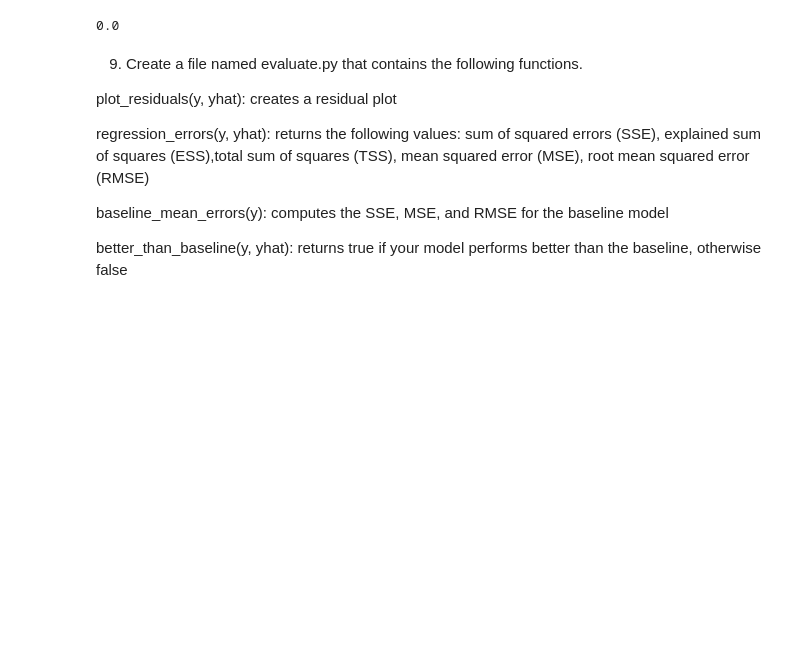
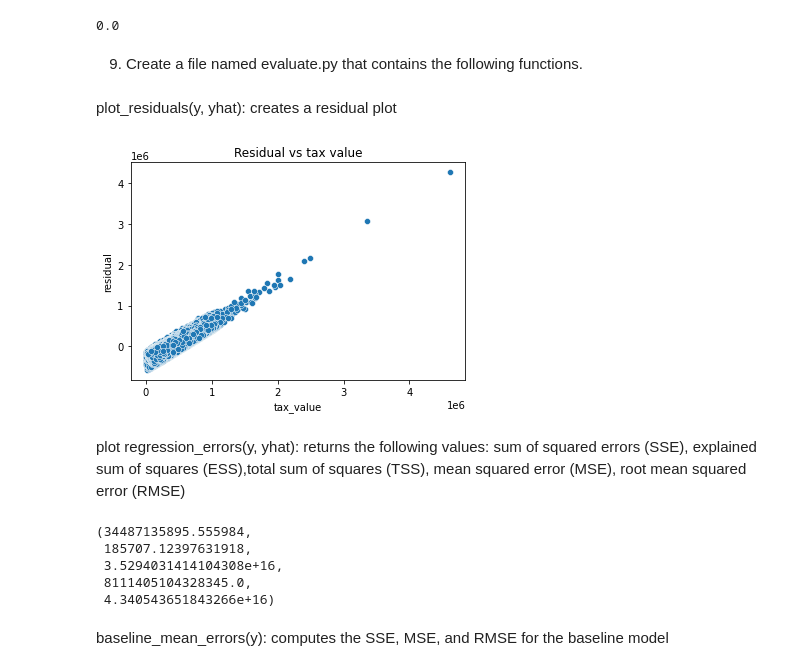
Before and after one commit to rajeshlamichhane04/regression-exercises, a Jupyter notebook: evaluate.ipynb, the cells around one changed output. Saved outputs shown, nothing was run; the diff lists cells and outputs as text; code cells hidden in the pictures; blank space fills up the shorter version.

```diff
--- a/evaluate.ipynb
+++ b/evaluate.ipynb
@@ -215,17 +208,21 @@ baseline_accuracy
 #yes, the model is better than baseline
 # %% [markdown]
 9. Create a file named evaluate.py that contains the following functions.
-
-plot_residuals(y, yhat): creates a residual plot
-
-regression_errors(y, yhat): returns the following values:
-sum of squared errors (SSE), explained sum of squares (ESS),total sum of squares (TSS), mean squared error (MSE), root mean squared error (RMSE)
-
-baseline_mean_errors(y): computes the SSE, MSE, and RMSE for the baseline model
-
-better_than_baseline(y, yhat): returns true if your model performs better than the baseline, otherwise false
+# %% [markdown]
+plot_residuals(y, yhat): creates a residual plot
 # %%
+#def the viz plot function
 def plot_residuals(y,yhat):
-    df['residual'] = df.y - df.yhat
-    plt.plot(df.y,df.residual)
+    df["residual"] = y - yhat
+    sns.scatterplot(y,df.residual)
+    plt.title('Residual vs tax value')
+    plt.show()
+# %%
+#try the function before exporting
+plot_residuals(train_subset.tax_value, train_subset.tax_value_hat)
+# %% [output]
+[figure, added]
+# %% [markdown]
+plot regression_errors(y, yhat): returns the following values:
+sum of squared errors (SSE), explained sum of squares (ESS),total sum of squares (TSS), mean squared error (MSE), root mean squared error (RMSE)
 # %%
@@ -239,0 +243,11 @@ def regression_errors(y,yhat):
+# %%
+#try the function before exporting
+regression_errors(train_subset.tax_value, train_subset.tax_value_hat)
+# %% [output]
+(34487135895.555984,
+ 185707.12397631918,
+ 3.5294031414104308e+16,
+ 8111405104328345.0,
+ 4.340543651843266e+16)
+# %% [markdown]
+baseline_mean_errors(y): computes the SSE, MSE, and RMSE for the baseline model
```
Also changed, not shown: parts of 13 cells of this notebook.
